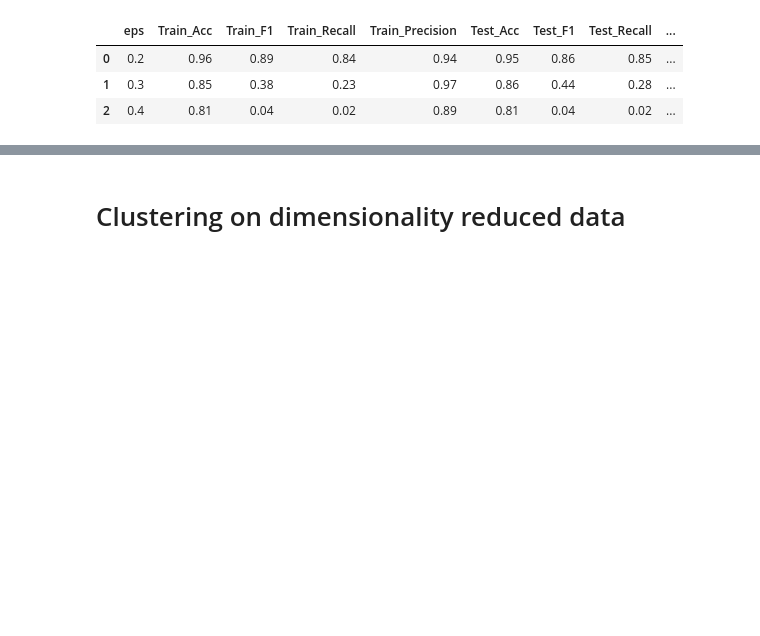
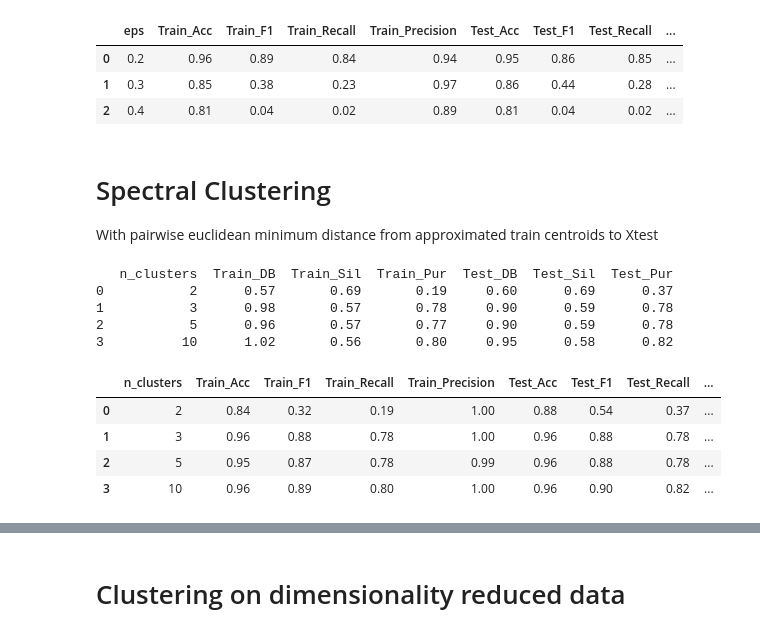
Before and after one commit to Mads-Ringsted/fraud-detection, a Jupyter notebook: clustering_analysis.ipynb, the cells around one changed output, grey strips where cells are left out. Drawn from its saved outputs; the diff is of its cells as text; code cells hidden in the pictures; blank space fills up the shorter version.

Commit message:
Added spectral clustering with distance and SpectralNet

```diff
--- a/clustering_analysis.ipynb
+++ b/clustering_analysis.ipynb
@@ -71,3 +75,24 @@ dbscan_reports_df.round(2)
 | 0 | 0.2 | 0.96 | 0.89 | 0.84 | 0.94 | 0.95 | 0.86 | 0.85 | ... |
 | 1 | 0.3 | 0.85 | 0.38 | 0.23 | 0.97 | 0.86 | 0.44 | 0.28 | ... |
 | 2 | 0.4 | 0.81 | 0.04 | 0.02 | 0.89 | 0.81 | 0.04 | 0.02 | ... |
+# %% [markdown]
+# Spectral Clustering
+With pairwise euclidean minimum distance from approximated train centroids to Xtest
+# %%
+spectral_cluster_metrics, spectral_classification_metrics = score_spectral(X_train, X_test, y_train, y_test)
+spectral_cluster_results_df = pd.DataFrame(spectral_cluster_metrics)
+spectral_cluster_reports_df = pd.DataFrame(spectral_classification_metrics)
+
+print(spectral_cluster_results_df.round(2))
+spectral_cluster_reports_df.round(2)
+# %% [output]
+   n_clusters  Train_DB  Train_Sil  Train_Pur  Test_DB  Test_Sil  Test_Pur
+0           2      0.57       0.69       0.19     0.60      0.69      0.37
+1           3      0.98       0.57       0.78     0.90      0.59      0.78
+2           5      0.96       0.57       0.77     0.90      0.59      0.78
+3          10      1.02       0.56       0.80     0.95      0.58      0.82
+|  | n_clusters | Train_Acc | Train_F1 | Train_Recall | Train_Precision | Test_Acc | Test_F1 | Test_Recall | ... |
+| 0 | 2 | 0.84 | 0.32 | 0.19 | 1.00 | 0.88 | 0.54 | 0.37 | ... |
+| 1 | 3 | 0.96 | 0.88 | 0.78 | 1.00 | 0.96 | 0.88 | 0.78 | ... |
+| 2 | 5 | 0.95 | 0.87 | 0.78 | 0.99 | 0.96 | 0.88 | 0.78 | ... |
+| 3 | 10 | 0.96 | 0.89 | 0.80 | 1.00 | 0.96 | 0.90 | 0.82 | ... |
```
Also changed, not shown: parts of 12 cells of this notebook, 3 other files.
